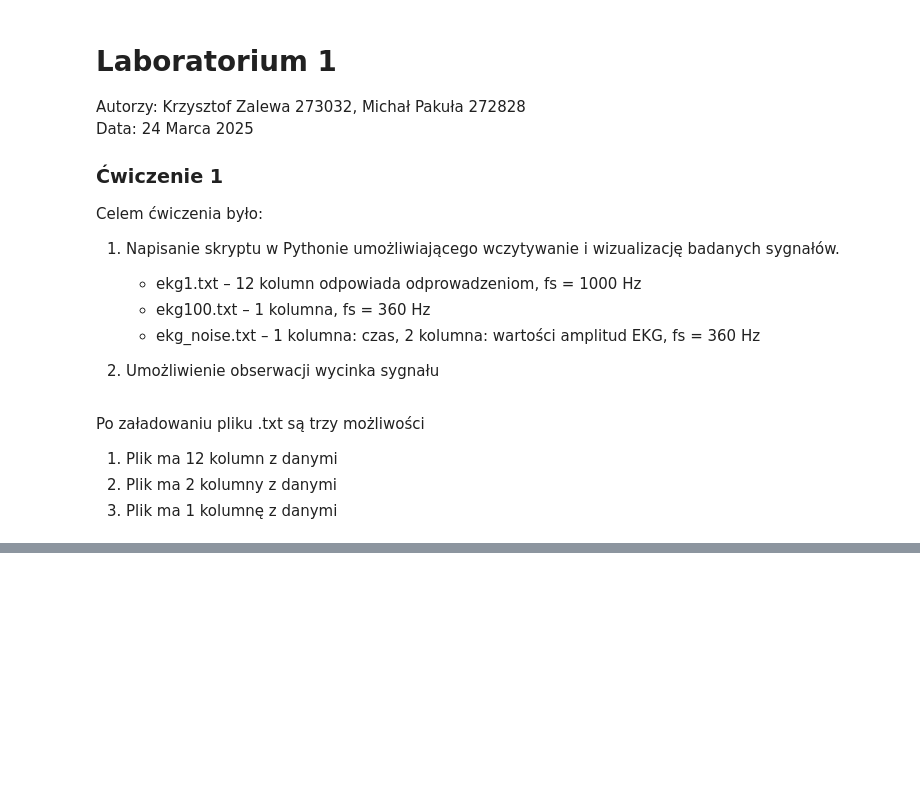
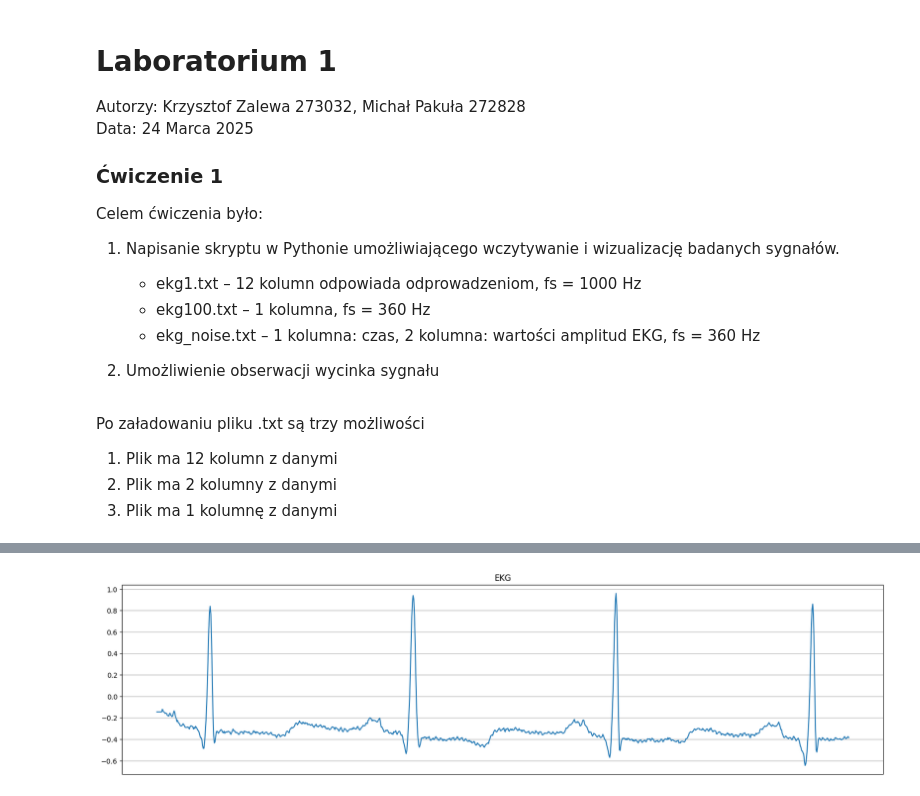
Before and after one commit to krysx7003/CPSO, a Jupyter notebook: Lab1/Cw1.ipynb, the cells around one changed output, grey strips where cells are left out. Drawn from its saved outputs; the diff is of its cells as text; code cells hidden in the pictures; blank space fills up the shorter version.

```diff
--- a/Lab1/Cw1.ipynb
+++ b/Lab1/Cw1.ipynb
@@ -98,0 +95,5 @@ Powyżej znajduję się wykres załadowany EKG dla pliku ekg1.txt (Dla plików e
+# %%
+data_frame = loadFile("ekg100.txt")
+displayEKG(data_frame,0,1000)
+# %% [output]
+[figure, added]
```
Also changed, not shown: parts of 7 cells of this notebook, 12 other files.
